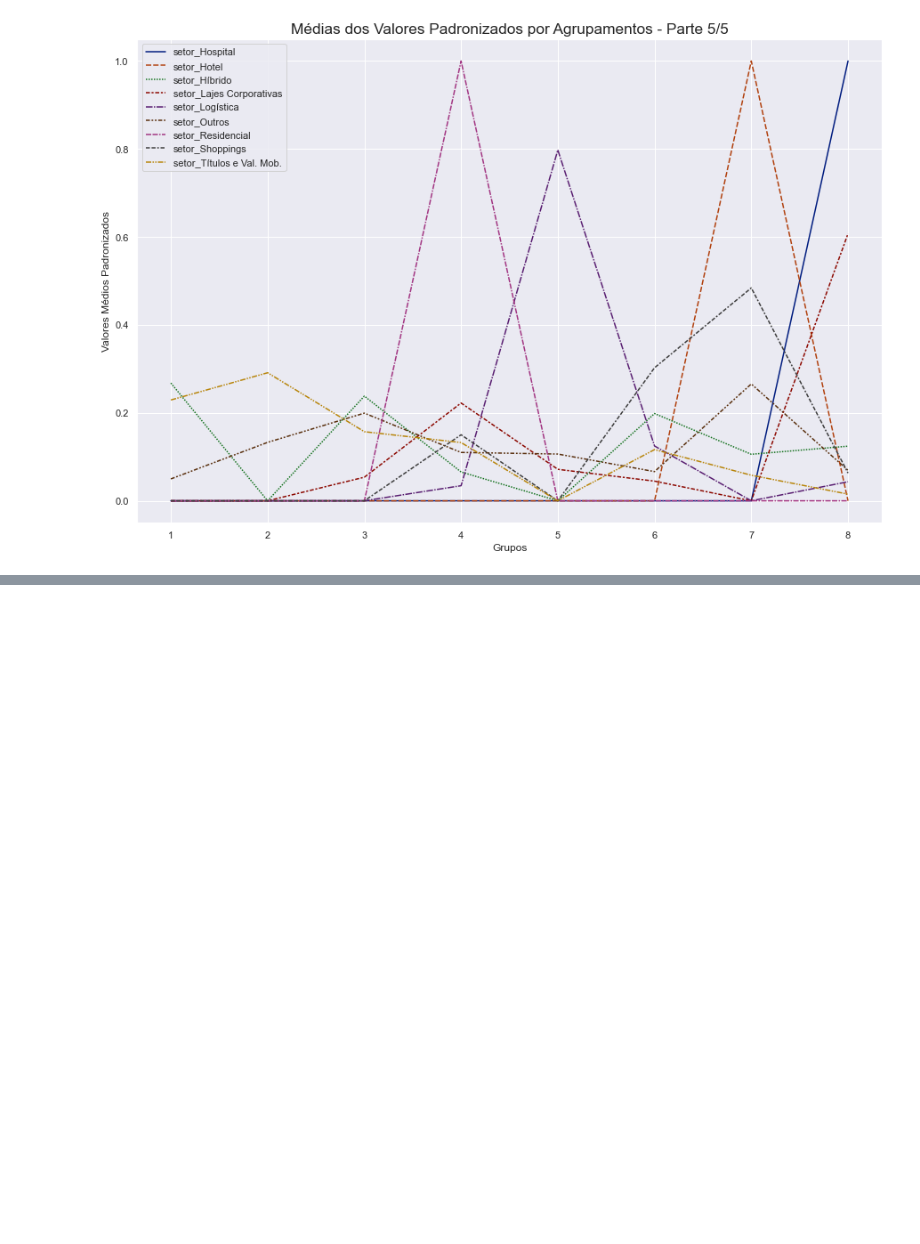
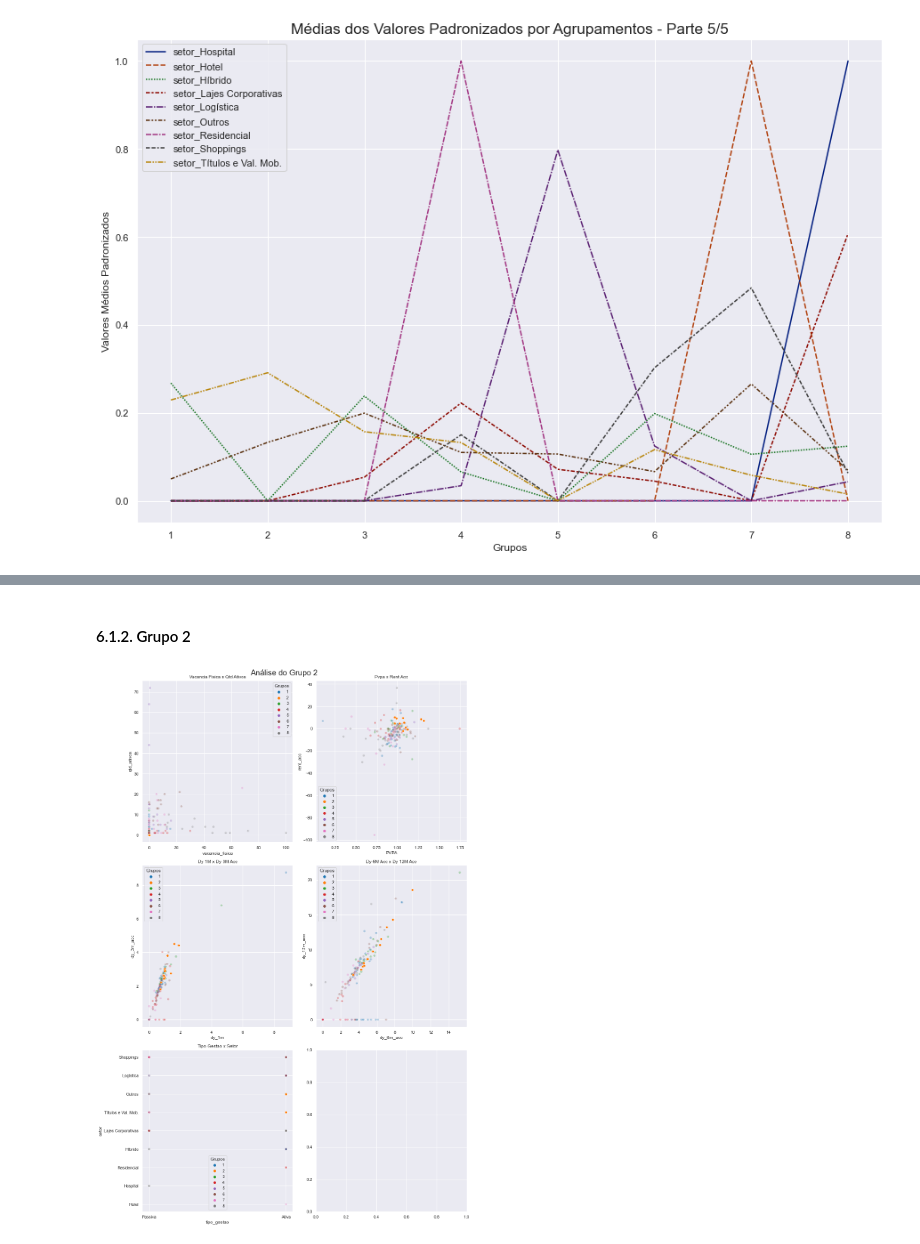
Before and after one commit to osouzadaniel/FII_Clustering, a Jupyter notebook: clustering.ipynb, the cells around one changed output, grey strips where cells are left out. Drawn from its saved outputs; the diff is of its cells as text; code cells hidden in the pictures; blank space fills up the shorter version.

```diff
--- a/clustering.ipynb
+++ b/clustering.ipynb
@@ -721,0 +847,8 @@ Com base nesse gráfico conseguimos extrair características (em média) marcant
+# %% [markdown]
+#### 6.1.2. Grupo 2
+# %%
+cluster = 2
+scatterplot_cluster(df_eval, cluster, cluster_characteristics[cluster])
+plt.show()
+# %% [output]
+[figure, added]
```
Also changed, not shown: parts of 69 cells of this notebook.
